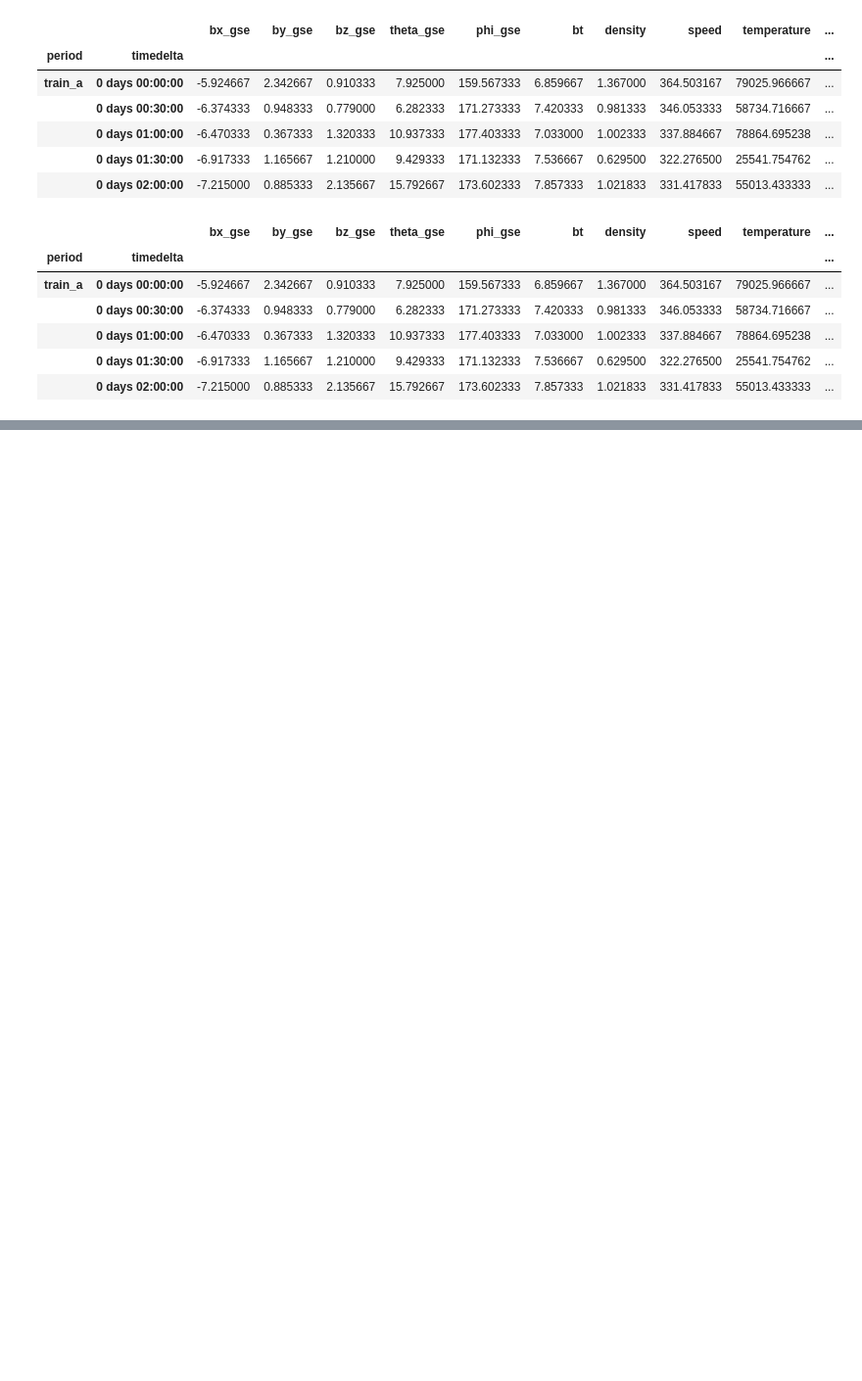
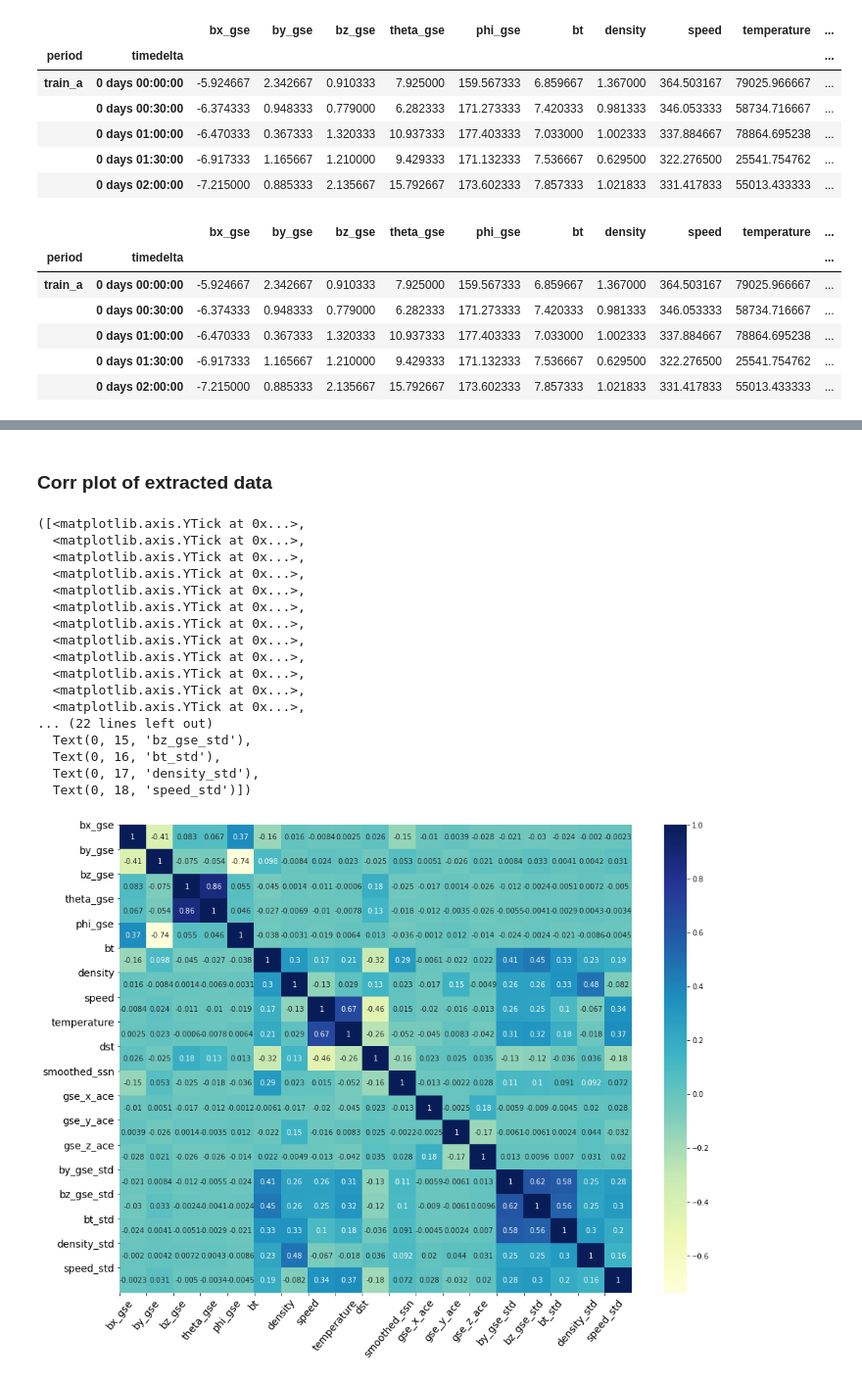
Before and after one commit to Pythonyatra/MagNet, a Jupyter notebook: Sample_Resolution.ipynb, the cells around one changed output, grey strips where cells are left out. Shown at 98% size. Cells and saved outputs as stored; diff of their text form; code cells hidden in the pictures; blank space fills up the shorter version.

```diff
--- a/Sample_Resolution.ipynb
+++ b/Sample_Resolution.ipynb
@@ -363,0 +420,27 @@ df_to_save.to_csv('/Users/shovitraj/Github/Python/MagNet/exported_data/30min.csv
+# %% [markdown]
+### Corr plot of extracted data
+# %%
+corr = df_to_save.corr()
+f = plt.figure(figsize=(16,12))
+sns.heatmap(corr, annot=True, cmap="YlGnBu")
+plt.xticks(range(corr.shape[1]), corr.columns, fontsize=14, rotation=50)
+plt.yticks(range(corr.shape[1]), corr.columns, fontsize=14)
+# %% [output]
+([<matplotlib.axis.YTick at 0x...>,
+  <matplotlib.axis.YTick at 0x...>,
+  <matplotlib.axis.YTick at 0x...>,
+  <matplotlib.axis.YTick at 0x...>,
+  <matplotlib.axis.YTick at 0x...>,
+  <matplotlib.axis.YTick at 0x...>,
+  <matplotlib.axis.YTick at 0x...>,
+  <matplotlib.axis.YTick at 0x...>,
+  <matplotlib.axis.YTick at 0x...>,
+  <matplotlib.axis.YTick at 0x...>,
+  <matplotlib.axis.YTick at 0x...>,
+  <matplotlib.axis.YTick at 0x...>,
+... (22 lines left out)
+  Text(0, 15, 'bz_gse_std'),
+  Text(0, 16, 'bt_std'),
+  Text(0, 17, 'density_std'),
+  Text(0, 18, 'speed_std')])
+[figure, added]
```
Also changed, not shown: parts of 7 cells of this notebook, 1 other file.
